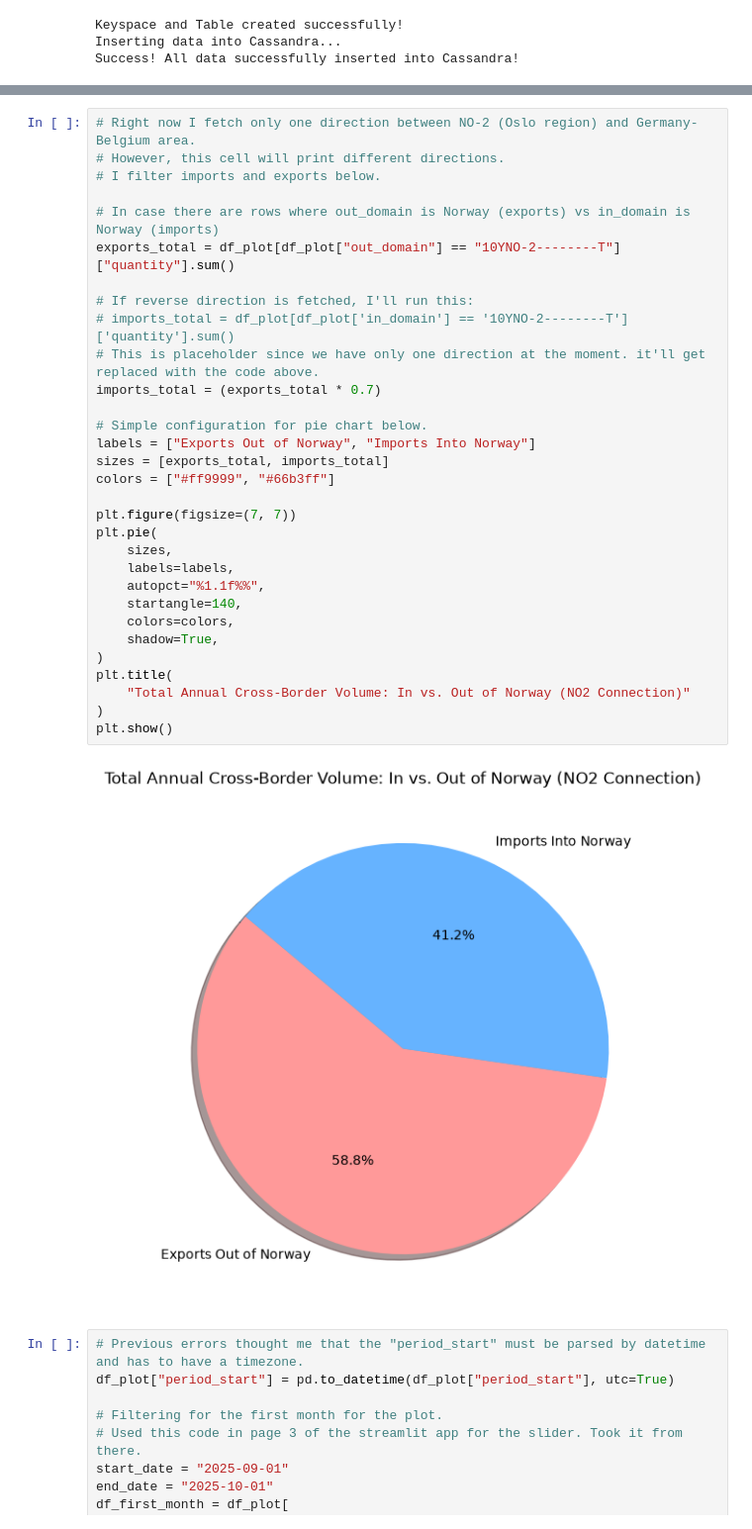
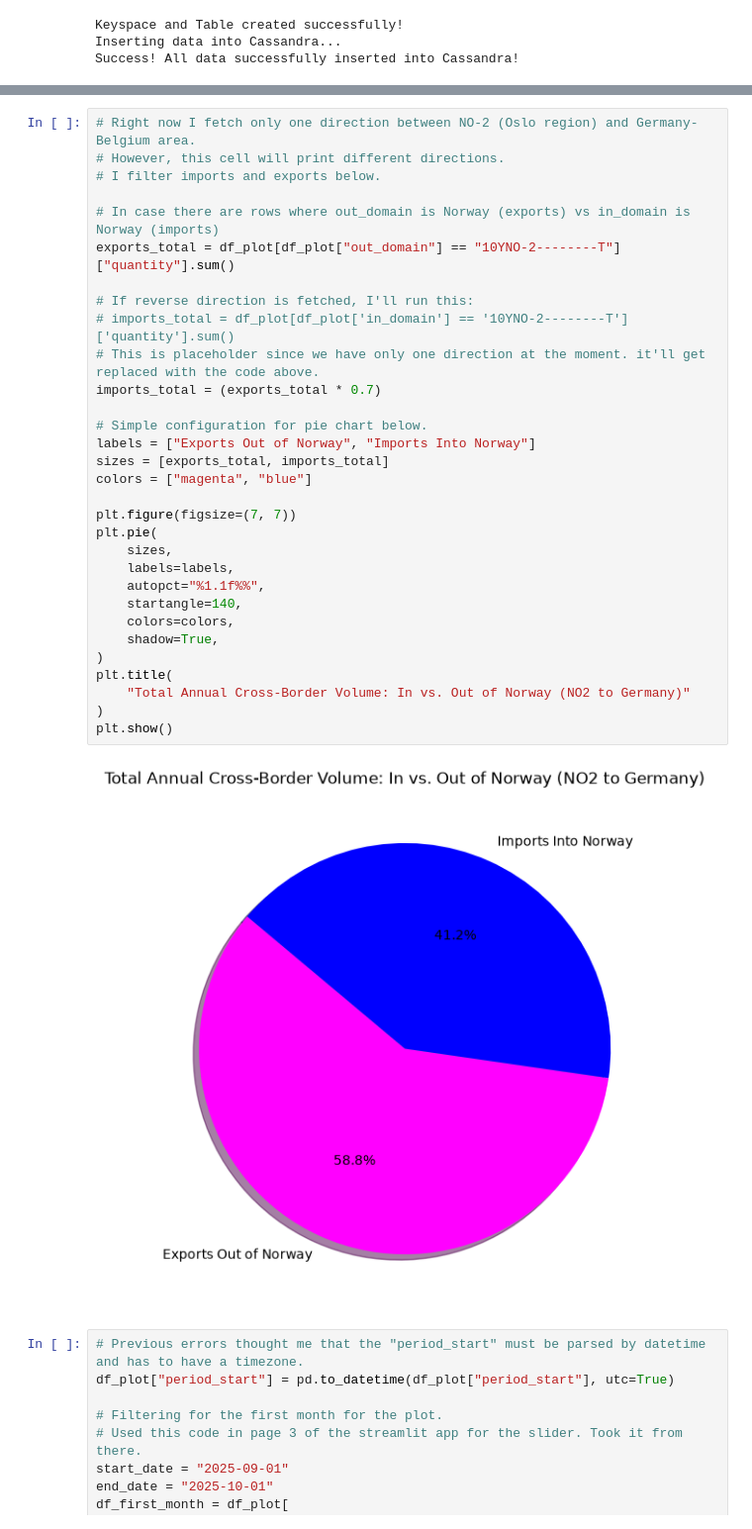
Before and after one commit to Emriey/IND320_project, a Jupyter notebook: notebooks/project_part_2.ipynb, the cells around one changed output, grey strips where cells are left out. Shown at 99% size. Drawn from its saved outputs; the diff is of its cells as text.

```diff
--- a/notebooks/project_part_2.ipynb
+++ b/notebooks/project_part_2.ipynb
@@ -391,36 +410,36 @@ Extracted 35040 rows from Spark/Cassandra!
 # %%
 # Right now I fetch only one direction between NO-2 (Oslo region) and Germany-Belgium area.
 # However, this cell will print different directions.
 # I filter imports and exports below.
 
 # In case there are rows where out_domain is Norway (exports) vs in_domain is Norway (imports)
 exports_total = df_plot[df_plot["out_domain"] == "10YNO-2--------T"]["quantity"].sum()
 
 # If reverse direction is fetched, I'll run this:
 # imports_total = df_plot[df_plot['in_domain'] == '10YNO-2--------T']['quantity'].sum()
 # This is placeholder since we have only one direction at the moment. it'll get replaced with the code above.
 imports_total = (exports_total * 0.7)
 
 # Simple configuration for pie chart below.
 labels = ["Exports Out of Norway", "Imports Into Norway"]
 sizes = [exports_total, imports_total]
-colors = ["#ff9999", "#66b3ff"]
+colors = ["magenta", "blue"]
 
 plt.figure(figsize=(7, 7))
 plt.pie(
     sizes,
     labels=labels,
     autopct="%1.1f%%",
     startangle=140,
     colors=colors,
     shadow=True,
 )
 plt.title(
-    "Total Annual Cross-Border Volume: In vs. Out of Norway (NO2 Connection)"
+    "Total Annual Cross-Border Volume: In vs. Out of Norway (NO2 to Germany)"
 )
 plt.show()
 # %% [output]
-[figure, old version]
+[figure, new version]
 # %%
 # Previous errors thought me that the "period_start" must be parsed by datetime and has to have a timezone.
 df_plot["period_start"] = pd.to_datetime(df_plot["period_start"], utc=True)
```
Also changed, not shown: parts of 8 cells of this notebook.
